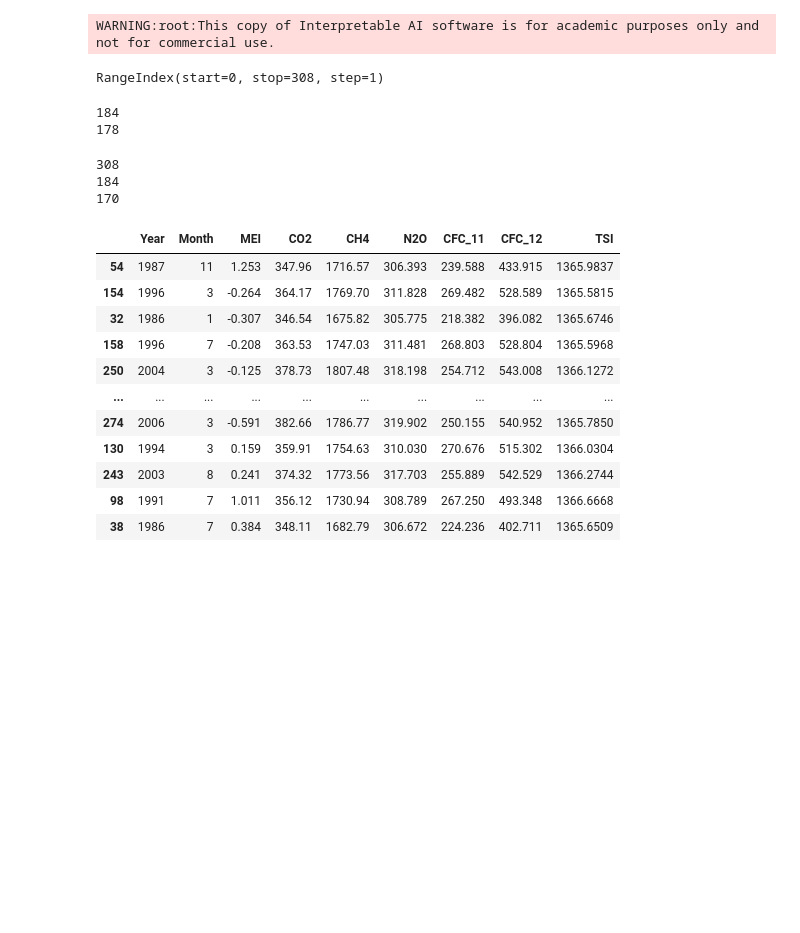
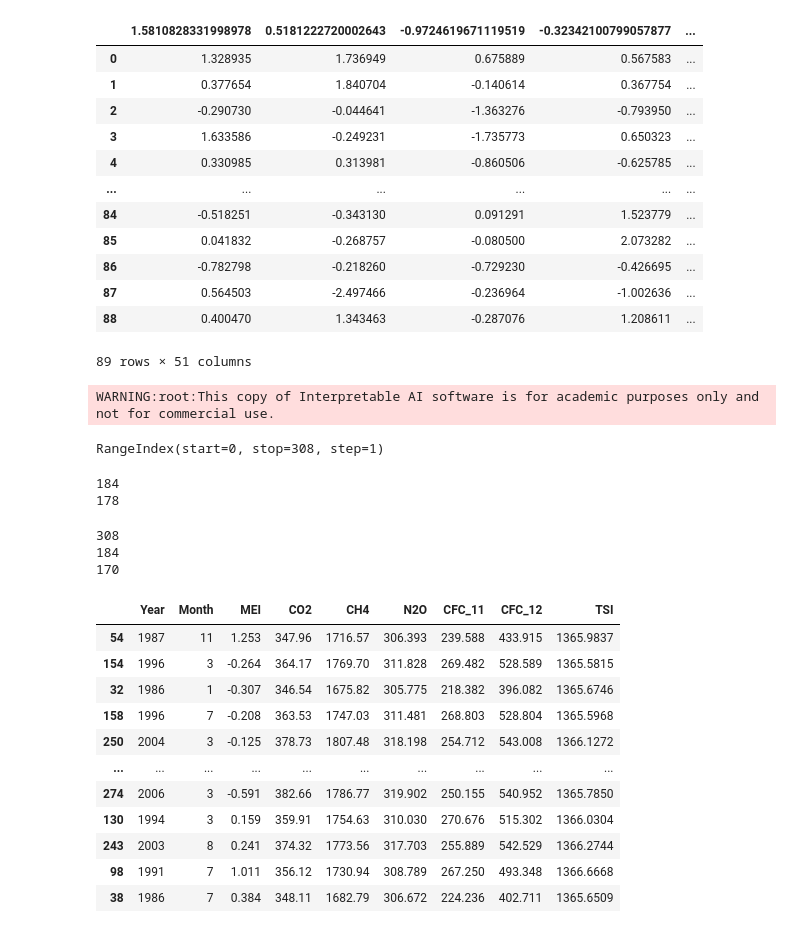
Before and after one commit to RyanLucas3/An-Optimal-RuleFit-Algorithm, a Jupyter notebook: ORRFA copy.ipynb, the cells around one changed output. Saved outputs shown, nothing was run; the diff lists cells and outputs as text; code cells hidden in the pictures; blank space fills up the shorter version.

```diff
--- a/ORRFA copy.ipynb
+++ b/ORRFA copy.ipynb
@@ -1,3 +1,24 @@
+# %%
+from sklearn import linear_model
+clf = linear_model.Lasso(alpha=0.1)
+import pandas as pd
+data = pd.read_csv("/Users/ryanlucas/Desktop/data.txt")
+# %%
+data
+# %% [output]
+|  | 1.5810828331998978 | 0.5181222720002643 | -0.9724619671119519 | -0.32342100799057877 | ... |
+| 0 | 1.328935 | 1.736949 | 0.675889 | 0.567583 | ... |
+| 1 | 0.377654 | 1.840704 | -0.140614 | 0.367754 | ... |
+| 2 | -0.290730 | -0.044641 | -1.363276 | -0.793950 | ... |
+| 3 | 1.633586 | -0.249231 | -1.735773 | 0.650323 | ... |
+| 4 | 0.330985 | 0.313981 | -0.860506 | -0.625785 | ... |
+| ... | ... | ... | ... | ... | ... |
+| 84 | -0.518251 | -0.343130 | 0.091291 | 1.523779 | ... |
+| 85 | 0.041832 | -0.268757 | -0.080500 | 2.073282 | ... |
+| 86 | -0.782798 | -0.218260 | -0.729230 | -0.426695 | ... |
+| 87 | 0.564503 | -2.497466 | -0.236964 | -1.002636 | ... |
+| 88 | 0.400470 | 1.343463 | -0.287076 | 1.208611 | ... |
+89 rows × 51 columns
 # %%
 import numpy as np
 import matplotlib.pyplot as plt
```
Also changed, not shown: 2 other files.
